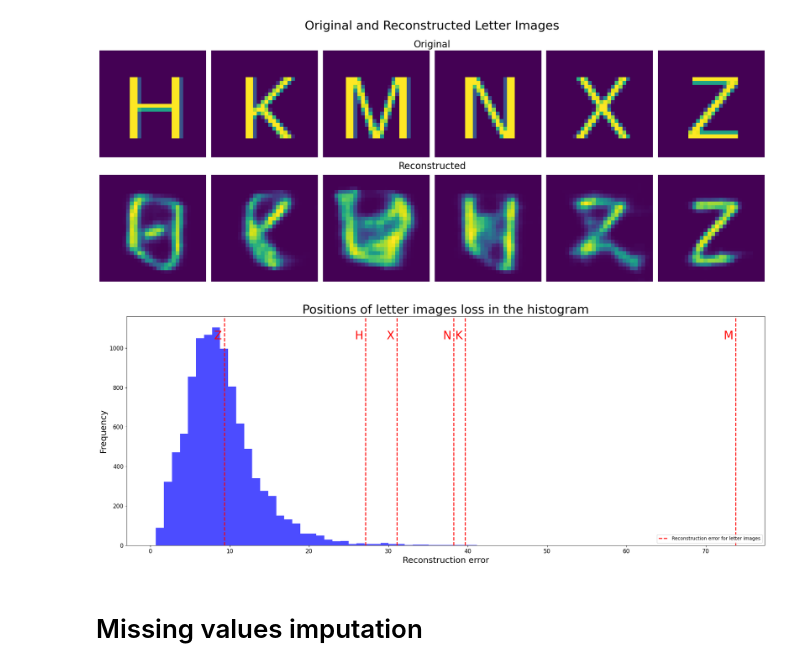
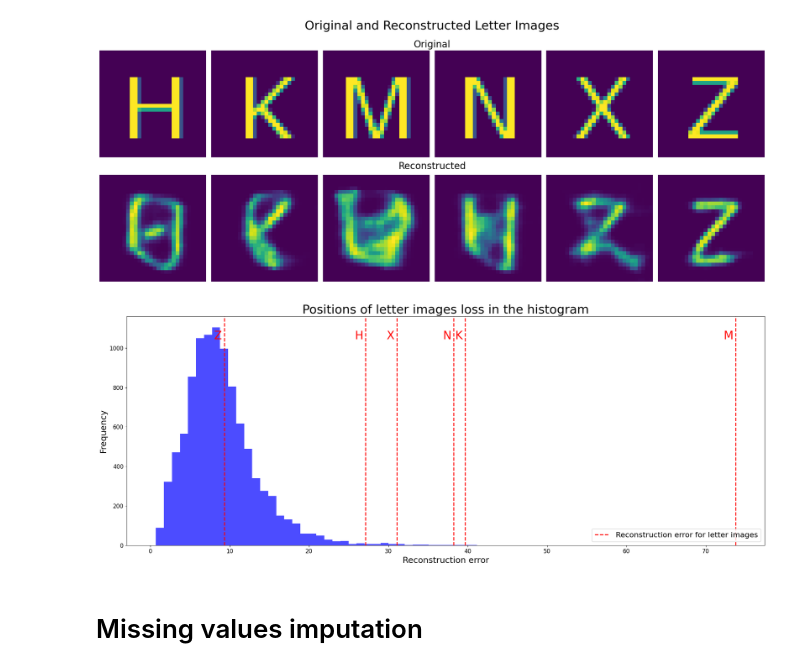
Before and after one commit to readytensor/rt_img_compression_autoencoder, a Jupyter notebook: src/vae.ipynb, the cells around one changed output. Saved outputs shown, nothing was run; the diff lists cells and outputs as text; code cells hidden in the pictures.

Commit message:
updated legend font size

```diff
--- a/src/vae.ipynb
+++ b/src/vae.ipynb
@@ -560,26 +560,26 @@ plt.show()
 # %%
 # Create histogram
 plt.figure(figsize=(20, 8))
 plt.hist(reconstruction_errors, bins=40, color='blue', alpha=0.7)
 plt.title('Positions of letter images loss in the histogram', fontsize=charts['font_size']['title'])
 plt.xlabel('Reconstruction error', fontsize=charts['font_size']['x_label'])
 plt.ylabel('Frequency', fontsize=charts['font_size']['y_label'])
 plt.xticks(fontsize=12)
 plt.yticks(fontsize=12)
 
 # Annotate specific values with red vertical arrows
 for i, (value, letter) in enumerate(zip(letter_loss, letters)):
     plt.axvline(x=value.item(), color='red', linestyle='dashed', linewidth=2, label='Important threshold' if i == 0 else "")
     plt.text(value.item()-0.3, plt.ylim()[1]*0.9, f'{letter}', color='red', horizontalalignment='right', fontsize=24)
 
 # Create a custom legend
 legend_line = Line2D([0], [0], color='red', linestyle='dashed', linewidth=2)
-plt.legend([legend_line], ['Reconstruction error for letter images'], loc='lower right')
+plt.legend([legend_line], ['Reconstruction error for letter images'], loc='lower right', fontsize=16)
 plt.tight_layout()
 plt.savefig('../outputs/vae/reconstruction_errors_with_letters.jpg')
 plt.show()
 # %% [output]
-[figure, old version]
+[figure, new version]
 # %% [markdown]
 # Missing values imputation
 # %%
```
